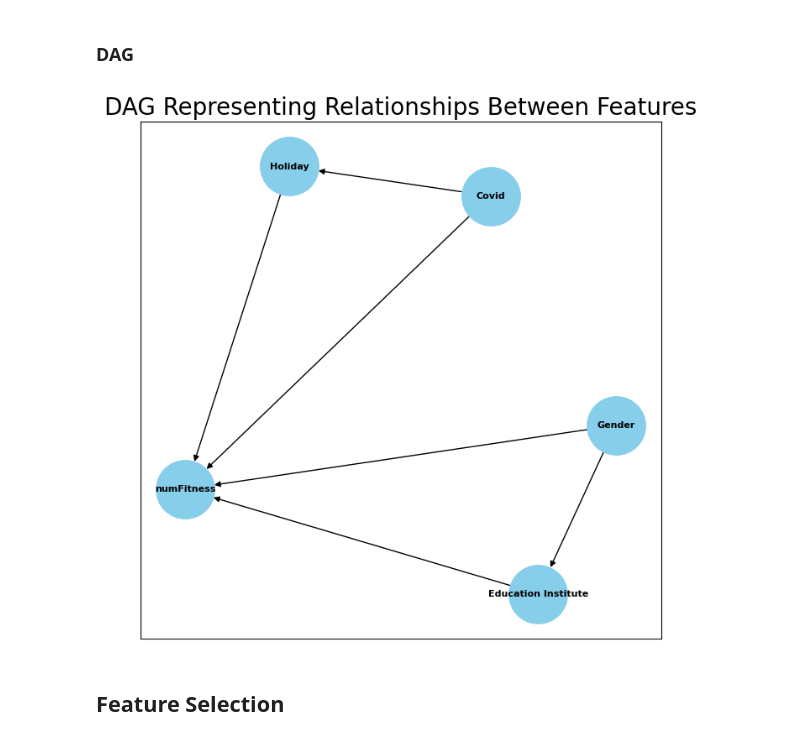
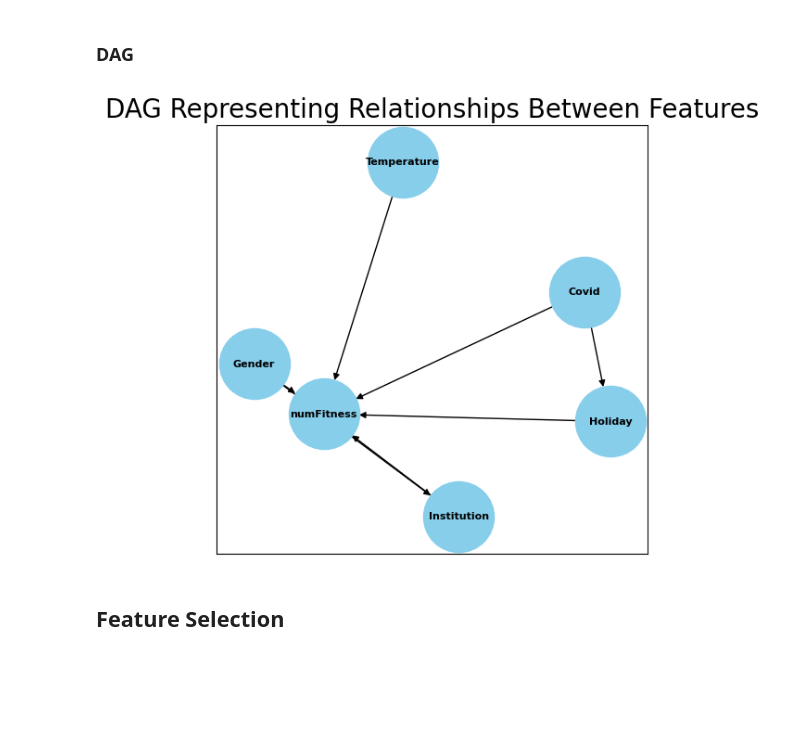
Before and after one commit to mingming2-alya/Business-Analyzing-with-ACLO, a Jupyter notebook: ACLO/ACLO.ipynb, the cells around one changed output. Saved outputs shown, nothing was run; the diff lists cells and outputs as text; code cells hidden in the pictures; blank space fills up the shorter version.

```diff
--- a/ACLO/ACLO.ipynb
+++ b/ACLO/ACLO.ipynb
@@ -1942,30 +2134,31 @@ plt.show()
 dag = nx.DiGraph()
 
 # Add nodes (features)
-features = ["Gender", "Education Institute", "Holiday", "Covid", "numFitness"]
+features = ["Gender", "Institution", "Holiday", "Covid", "numFitness", "Temperature"]
 dag.add_nodes_from(features)
 
 # Define the relationships based on bar plot, scatter plot and correlation matrix
 edges = [
-    ("Gender", "Education Institute"),
+    ("Gender", "Institution"),
     ("Covid", "numFitness"),
     ("Covid", "Holiday"),
     ("Holiday", "numFitness"),
-    ("Education Institute", "numFitness"),
+    ("Institution", "numFitness"),
     ("Gender", "numFitness"),
+    ("Temperature", "numFitness"),
 ]
 
 dag.add_edges_from(edges)
 # %%
 # Visualize the DAG
-plt.figure(figsize=(8, 8))
+plt.figure(figsize=(6, 6))
 pos = nx.spring_layout(dag, iterations=1000)  # Position nodes using Fruchterman-Reingold force-directed algorithm
-nx.draw_networkx(dag, pos, with_labels=True, node_size=2500, node_color="skyblue", font_size=8, font_weight='bold', edge_color='black')
+nx.draw_networkx(dag, pos, with_labels=True, node_size=3000, node_color="skyblue", font_size=8, font_weight='bold', edge_color='black')
 plt.title("DAG Representing Relationships Between Features", fontsize=20)
 
 plt.show()
 # %% [output]
-[figure, old version]
+[figure, new version]
 # %% [markdown]
 ## Feature Selection
 # %%
```
Also changed, not shown: parts of 107 cells of this notebook.
